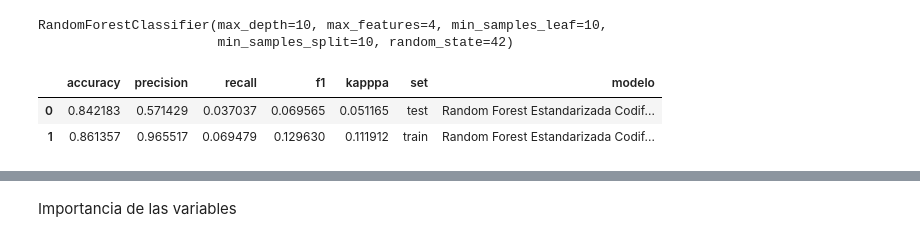
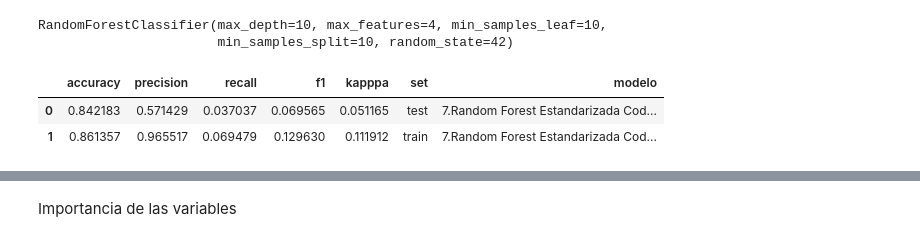
Before and after one commit to Adalab/DA-modulo-3-sprint-1-ana-anak, a Jupyter notebook: regresion-logistica/06-RLOG_Random_Forest.ipynb, the cells around one changed output, grey strips where cells are left out. Saved outputs shown, nothing was run; the diff lists cells and outputs as text; code cells hidden in the pictures.

```diff
--- a/regresion-logistica/06-RLOG_Random_Forest.ipynb
+++ b/regresion-logistica/06-RLOG_Random_Forest.ipynb
@@ -307,12 +307,12 @@ y_pred_train_rf2 = bosque2.predict(x_train2)
 # %%
 # sacamos las métricas para ver si hay overfitting o unerfitting, para modificar la profundidad en función de estos resultados
 
-dt_results2 = metricas(y_test2, y_pred_test_rf2,y_train2,  y_pred_train_rf2, "Random Forest Estandarizada Codificada")
+dt_results2 = metricas(y_test2, y_pred_test_rf2,y_train2,  y_pred_train_rf2, "7.Random Forest Estandarizada Codificada")
 dt_results2
 # %% [output]
 |  | accuracy | precision | recall | f1 | kapppa | set | modelo |
-| 0 | 0.842183 | 0.571429 | 0.037037 | 0.069565 | 0.051165 | test | Random Forest Estandarizada Codif... |
-| 1 | 0.861357 | 0.965517 | 0.069479 | 0.129630 | 0.111912 | train | Random Forest Estandarizada Codif... |
+| 0 | 0.842183 | 0.571429 | 0.037037 | 0.069565 | 0.051165 | test | 7.Random Forest Estandarizada Cod... |
+| 1 | 0.861357 | 0.965517 | 0.069479 | 0.129630 | 0.111912 | train | 7.Random Forest Estandarizada Cod... |
 # %%
 # igual que en la clase de decision tree, juntemos estos resultados con los obtenidos en los modelos que hemos hecho hasta ahora
 # lo primero que tenemos que hacer es cargar el csv con todos los resultados que guardamos en el jupyter anterior
```
Also changed, not shown: parts of 9 cells of this notebook, 3 other files.
